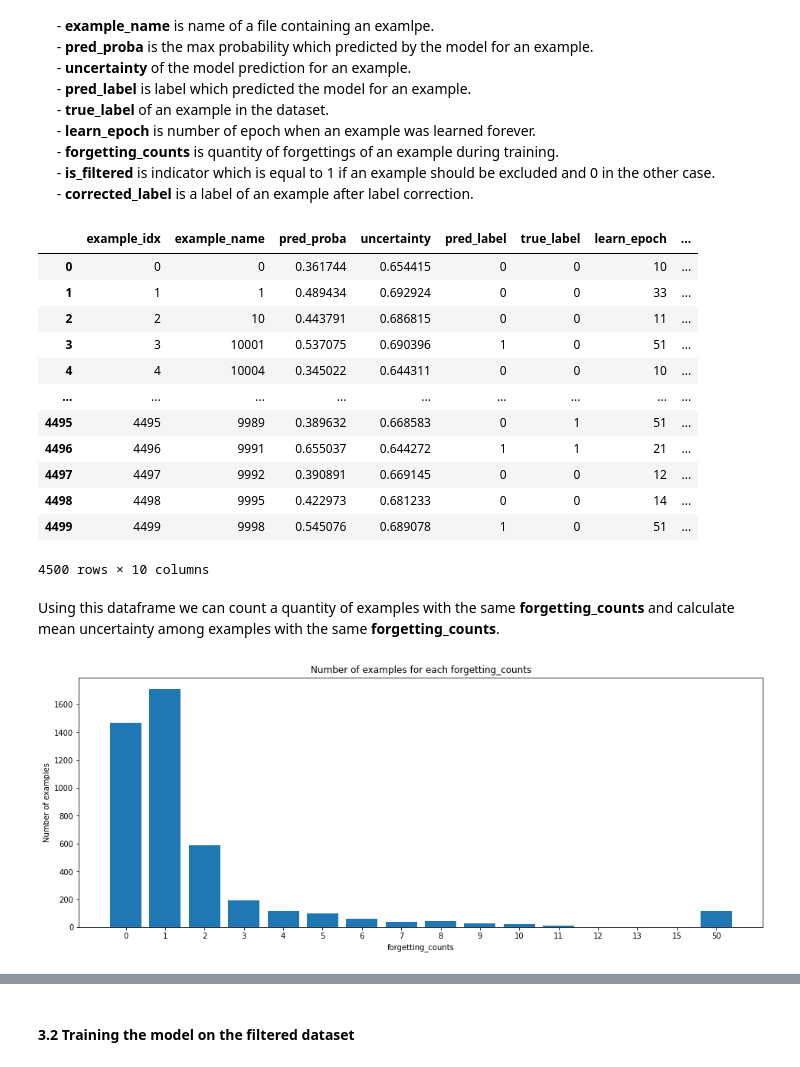
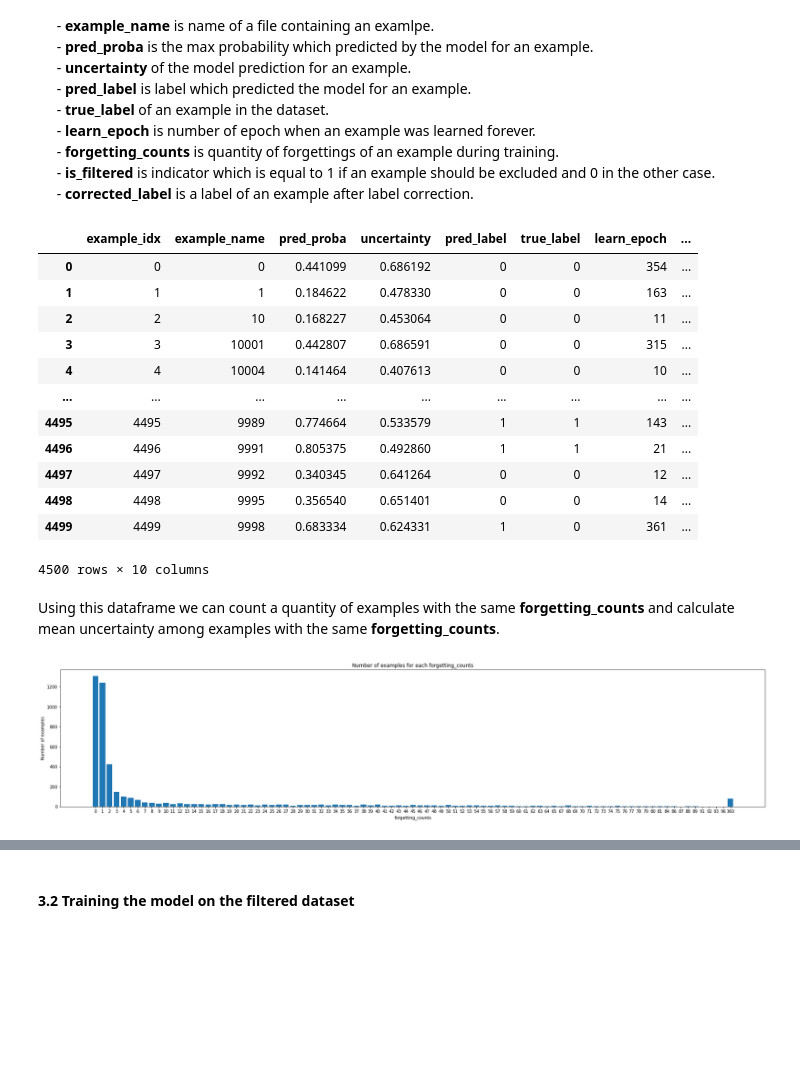
Before and after one commit to ZhMax/clients_classification, a Jupyter notebook: notebooks/rosbank_demonstration.ipynb, the cells around one changed output, grey strips where cells are left out. Cells and saved outputs as stored; diff of their text form; code cells hidden in the pictures; blank space fills up the shorter version.

Commit message:
add data, changes datautils.py, notebook

```diff
--- a/notebooks/rosbank_demonstration.ipynb
+++ b/notebooks/rosbank_demonstration.ipynb
@@ -108,6 +136,22 @@ Metrics for the validation dataset:
 # %% [markdown]
 To find the noisy examples by computing forgetting statistics during training of the model, the `filtration_by_forgetting` method is proposed. <br>
 As a result, the array of file names for excluding is saved in a `.txt` file. Further this file can be used to exclude examples from the original dataset for training the model. Also, the method returns `pd.DataFrame`, which contains forgetting counts for each examples, as well as the predictions given by the trained model.
+# %%
+log_dir = '../data/rosbank/logs'
+ckpt_dir = '../data/rosbank/ckpts'
+
+path_to_dataconf = '../srcprcskr/configs/data/data_config_rosbank_demonstration.yml'
+path_to_modelconf = '../srcprcskr/configs/models/model_config_rosbank_demonstration.yml'
+
+run_name = 'rosbank_notebook'
+
+classifier = FilteredClassifier(
+    run_name = run_name,
+    log_dir=log_dir,
+    ckpt_dir=ckpt_dir,
+    path_to_dataconf=path_to_dataconf,
+    path_to_modelconf=path_to_modelconf
+)
 # %%
 features_path = '../data/rosbank/rosbank_dataset/train_part/rosbank_pca_embeddings.parquet'
 targets_path = '../data/rosbank/rosbank_dataset/train_part/rosbank_targets.parquet'
@@ -130,7 +174,7 @@ It is only required that the `run_name` will be the same as in the training of t
 features_path = '../data/rosbank/rosbank_dataset/train_part/rosbank_pca_embeddings.parquet'
 targets_path = '../data/rosbank/rosbank_dataset/train_part/rosbank_targets.parquet'
 
-ckpt_resume = '/home/storage/priceseekers/data/rosbank/ckpts/rosbank_notebook_forgetting/epoch: 0050 - acc_score: 0.7182 - roc_auc_score: 0.7896 - pr_auc_score: 0.8162 - loss: 0.588.ckpt'
+ckpt_resume = '/home/storage/priceseekers/data/rosbank/ckpts/rosbank_notebook_forgetting/epoch: 0360 - acc_score: 0.7693 - recall_score: 0.7652 - roc_auc_score: 0.8533 - pr_auc_score: 0.8778 - loss: 0.4871.ckpt'
 df_examples_forgetting_info = classifier.filtration_by_forgetting(
     features_path=features_path,
     targets_path=targets_path,
@@ -160,30 +209,30 @@ $\quad$ - <b> corrected_label </b> is a label of an example after label correcti
 df_examples_forgetting_info
 # %% [output]
 |  | example_idx | example_name | pred_proba | uncertainty | pred_label | true_label | learn_epoch | ... |
-| 0 | 0 | 0 | 0.361744 | 0.654415 | 0 | 0 | 10 | ... |
-| 1 | 1 | 1 | 0.489434 | 0.692924 | 0 | 0 | 33 | ... |
-| 2 | 2 | 10 | 0.443791 | 0.686815 | 0 | 0 | 11 | ... |
-| 3 | 3 | 10001 | 0.537075 | 0.690396 | 1 | 0 | 51 | ... |
-| 4 | 4 | 10004 | 0.345022 | 0.644311 | 0 | 0 | 10 | ... |
+| 0 | 0 | 0 | 0.441099 | 0.686192 | 0 | 0 | 354 | ... |
+| 1 | 1 | 1 | 0.184622 | 0.478330 | 0 | 0 | 163 | ... |
+| 2 | 2 | 10 | 0.168227 | 0.453064 | 0 | 0 | 11 | ... |
+| 3 | 3 | 10001 | 0.442807 | 0.686591 | 0 | 0 | 315 | ... |
+| 4 | 4 | 10004 | 0.141464 | 0.407613 | 0 | 0 | 10 | ... |
 | ... | ... | ... | ... | ... | ... | ... | ... | ... |
-| 4495 | 4495 | 9989 | 0.389632 | 0.668583 | 0 | 1 | 51 | ... |
-| 4496 | 4496 | 9991 | 0.655037 | 0.644272 | 1 | 1 | 21 | ... |
-| 4497 | 4497 | 9992 | 0.390891 | 0.669145 | 0 | 0 | 12 | ... |
-| 4498 | 4498 | 9995 | 0.422973 | 0.681233 | 0 | 0 | 14 | ... |
-| 4499 | 4499 | 9998 | 0.545076 | 0.689078 | 1 | 0 | 51 | ... |
+| 4495 | 4495 | 9989 | 0.774664 | 0.533579 | 1 | 1 | 143 | ... |
+| 4496 | 4496 | 9991 | 0.805375 | 0.492860 | 1 | 1 | 21 | ... |
+| 4497 | 4497 | 9992 | 0.340345 | 0.641264 | 0 | 0 | 12 | ... |
+| 4498 | 4498 | 9995 | 0.356540 | 0.651401 | 0 | 0 | 14 | ... |
+| 4499 | 4499 | 9998 | 0.683334 | 0.624331 | 1 | 0 | 361 | ... |
 4500 rows × 10 columns
 # %% [markdown]
 Using this dataframe we can count a quantity of examples with the same <b>forgetting_counts</b> and calculate mean uncertainty among examples with the same <b>forgetting_counts</b>.
 # %%
 series_for_plot = df_examples_forgetting_info.groupby(by='forgetting_counts')['example_idx'].count()
 
-plt.figure(figsize=(16, 6))
+plt.figure(figsize=(30, 6))
 x_axis = [str(item) for item in series_for_plot.index]
 y_axis = series_for_plot.values
 plt.bar(x_axis, y_axis)
 plt.title('Number of examples for each forgetting_counts')
 plt.xlabel('forgetting_counts')
 plt.ylabel('Number of examples')
 plt.show()
 # %% [output]
-[figure, old version]
+[figure, new version]
```
Also changed, not shown: parts of 40 cells of this notebook, 12 other files.
